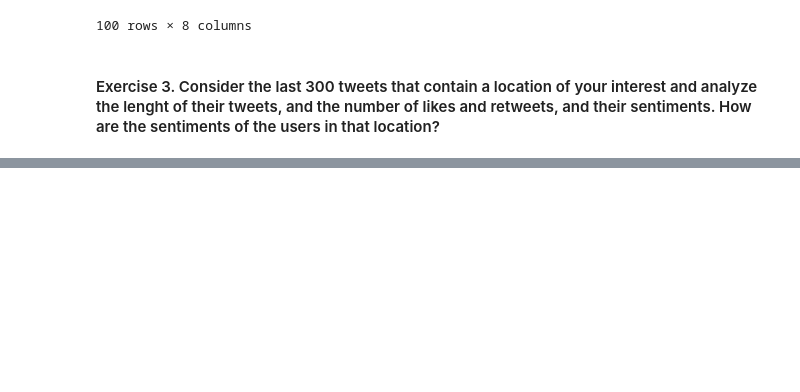
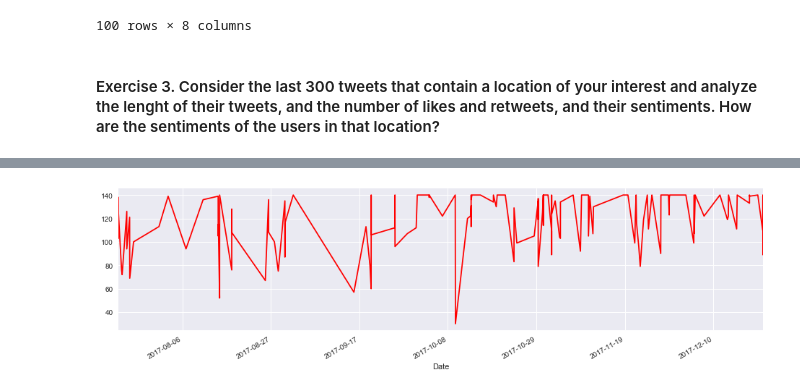
Before and after one commit to LevanBorchkhadze/DataScienceFoundations, a Jupyter notebook: Session_19/Session_19_exercises.ipynb, the cells around one changed output, grey strips where cells are left out. Cells and saved outputs as stored; diff of their text form; code cells hidden in the pictures; blank space fills up the shorter version.

```diff
--- a/Session_19/Session_19_exercises.ipynb
+++ b/Session_19/Session_19_exercises.ipynb
@@ -203,0 +393,5 @@ data2
+# %%
+
+tlen_e.plot(figsize=(16,4), color='r');
+# %% [output]
+[figure, added]
```
Also changed, not shown: parts of 30 cells of this notebook.
